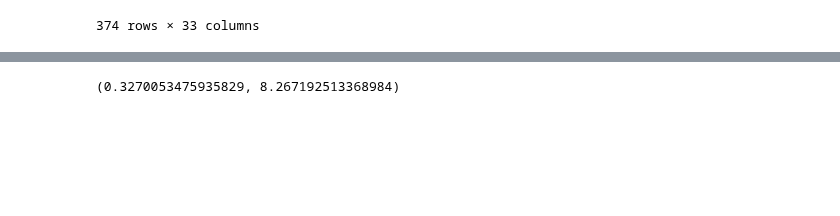
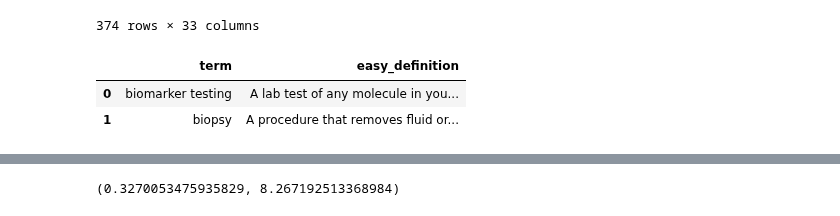
Before and after one commit to yizhoucc/med_dict, a Jupyter notebook: eval df.ipynb, the cells around one changed output, grey strips where cells are left out. Drawn from its saved outputs; the diff is of its cells as text; code cells hidden in the pictures; blank space fills up the shorter version.

```diff
--- a/eval df.ipynb
+++ b/eval df.ipynb
@@ -22,3 +22,63 @@ df
 | 372 | vasoactive intestinal peptide | vasoactive intestinal peptide is ... | Okay! Let me explain what vasoact... | 8.4 | 58.28 | 9.3 | ... |
 | 373 | white blood cell | white blood cell is A type of blo... | Sure, I'd be happy to explain the... | 6.4 | 74.08 | 10.6 | ... |
 374 rows × 33 columns
+# %%
+def txt_to_dict(file_path):
+    data_dict = {}
+    with open(file_path, 'r') as file:
+        lines = file.readlines()
+        for i in range(0, len(lines) - 1, 2):
+            key = lines[i].strip()    # Odd line are key
+            value = lines[i + 1].strip()  # Even line are value
+            data_dict[key] = value
+
+    return data_dict
+
+
+txt_file_path = 'formaldef.txt'
+formaldic = txt_to_dict(txt_file_path)
+len(formaldic)
+
+res={}
+for k,v in formaldic.items():
+    res[k.split('Listen to pronunciation')[0].split('(')[0]]=v
+formaldic=res
+import csv
+
+def csv_to_dict(file_path):
+    data_dict = {}
+    with open(file_path, mode='r', newline='') as csvfile:
+        reader = csv.reader(csvfile)
+        next(reader)
+        for row in reader:
+            if len(row) >= 3:
+                key, value = row[1].strip(), row[2].strip()
+                data_dict[key] = value
+    return data_dict
+
+csv_file_path = 'easydef.csv'
+easydic = csv_to_dict(csv_file_path)
+csv_file_path = 'easydef2.csv'
+easydic2 = csv_to_dict(csv_file_path)
+
+easydic=easydic|easydic2
+len(easydic)
+
+# Import pandas
+import pandas as pd
+
+# Create a DataFrame instead of a list
+data_list = []
+for k in easydic.keys():
+    if k in formaldic:
+        data_list.append([k, easydic[k]])
+
+# Convert to DataFrame with appropriate column names
+data = pd.DataFrame(data_list, columns=['term', 'easy_definition'])
+
+# Display the first few rows
+data.head(2)
+# %% [output]
+|  | term | easy_definition |
+| 0 | biomarker testing | A lab test of any molecule in you... |
+| 1 | biopsy | A procedure that removes fluid or... |
```
Also changed, not shown: parts of 2 cells of this notebook, 3 other files.
